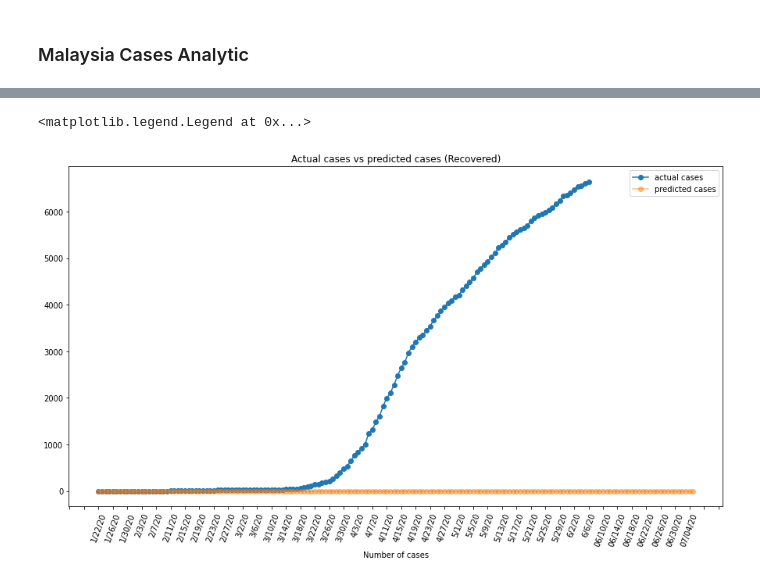
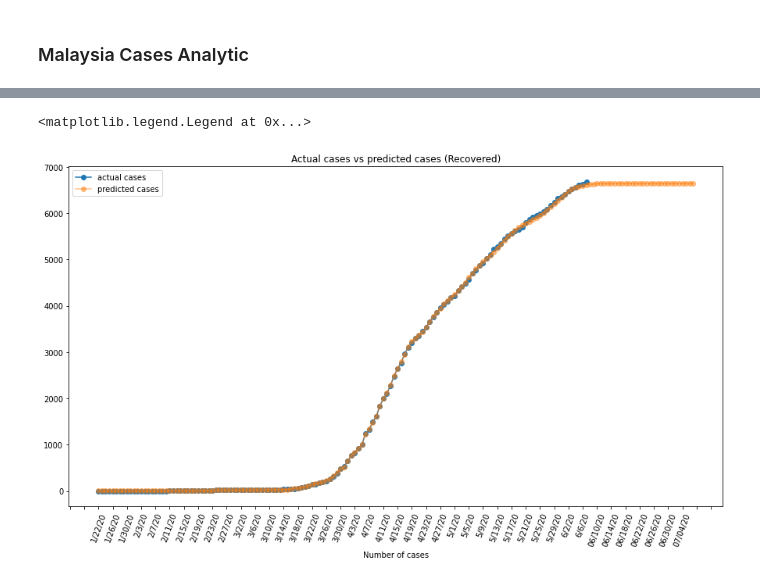
Before and after one commit to chunkhai96/covid-19-analysis, a Jupyter notebook: analysis_notebook.ipynb, the cells around one changed output, grey strips where cells are left out. Saved outputs shown, nothing was run; the diff lists cells and outputs as text; code cells hidden in the pictures.

```diff
--- a/analysis_notebook.ipynb
+++ b/analysis_notebook.ipynb
@@ -407,0 +435,27 @@ ValueError: ignored
+# %%
+shuffled_sample_recovered, shuffled_label_recovered = shuffle(sample_recovered, label_recovered)
+early_stopping_monitor = tf.keras.callbacks.EarlyStopping(
+    monitor='val_loss',
+    min_delta=0,
+    patience=100,
+    verbose=0,
+    mode='auto',
+    baseline=None,
+    restore_best_weights=True
+)
+history = model_recovered.fit(x=shuffled_sample_recovered, y=shuffled_label_recovered,
+                    epochs=epochs,
+                    batch_size=batch_size,
+                    validation_split=0.1,
+                    shuffle=True,
+                    callbacks=[early_stopping_monitor],
+                    verbose=1)
+
+mh_recovered['loss'].extend(history.history['loss'])
+mh_recovered['val_loss'].extend(history.history['val_loss'])
+
+# Plot model traning loss
+plt.figure(figsize=(15,8))
+plt.plot(mh_recovered['loss'], label='train loss')
+plt.plot(mh_recovered['val_loss'], label='validation loss')
+plt.legend()
@@ -408,13 +482,29 @@ ValueError: ignored
+# %%
+pred_recovered = model_recovered.predict(sample_recovered)
+
+# Forecasting day
+forecast_days = 30
+
+pred_feature = sample_recovered[-1:]
+pred_feature = np.concatenate((pred_feature[:,1:,:], pred_recovered[-1].reshape((1,1,1))),axis=1)
+pred_date = dates
+
+
+for day in range(forecast_days):
+    pred = model_recovered.predict(pred_feature)
+    pred_recovered = np.concatenate((pred_recovered, pred), axis=0)
+    pred_date = pred_date + [(datetime.strptime(pred_date[-1], '%x') + timedelta(days=1)).strftime("%x")]
+    pred_feature = np.concatenate((pred_feature[:,1:,:], pred.reshape((1,1,1))),axis=1)
 # %%
 plt.figure(figsize=(15,8))
 plt.plot(dates, my_recovered, marker='o', label='actual cases')
-plt.plot(pred_date[:-1], y_pred[:,1], marker='o', label='predicted cases', alpha=0.5)
+plt.plot(pred_date, pred_recovered, marker='o', label='predicted cases', alpha=0.5)
 plt.title("Actual cases vs predicted cases (Recovered)")
 plt.xlabel('Date')
 plt.xlabel('Number of cases')
 plt.gca().xaxis.set_major_locator(plt.MaxNLocator(nbins=50))
 plt.xticks(rotation=70)
 plt.legend()
 # %% [output]
 <matplotlib.legend.Legend at 0x...>
-[figure, old version]
+[figure, new version]
```
Also changed, not shown: parts of 41 cells of this notebook.
